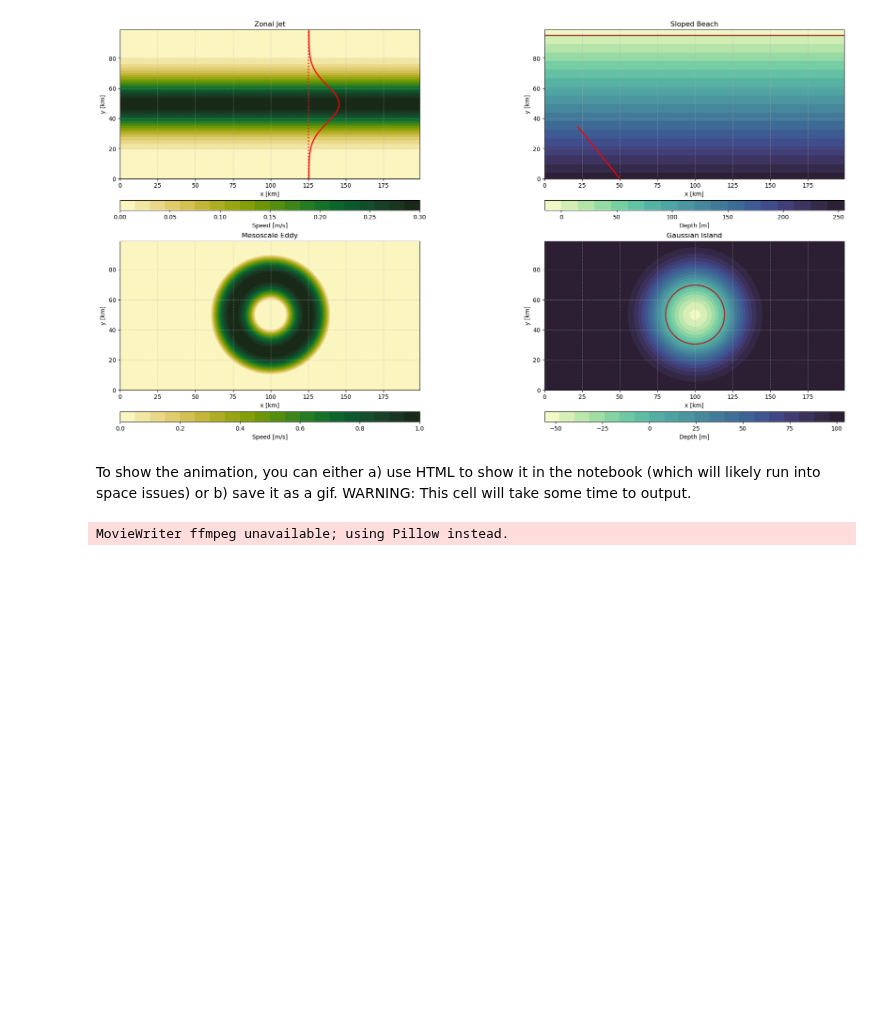
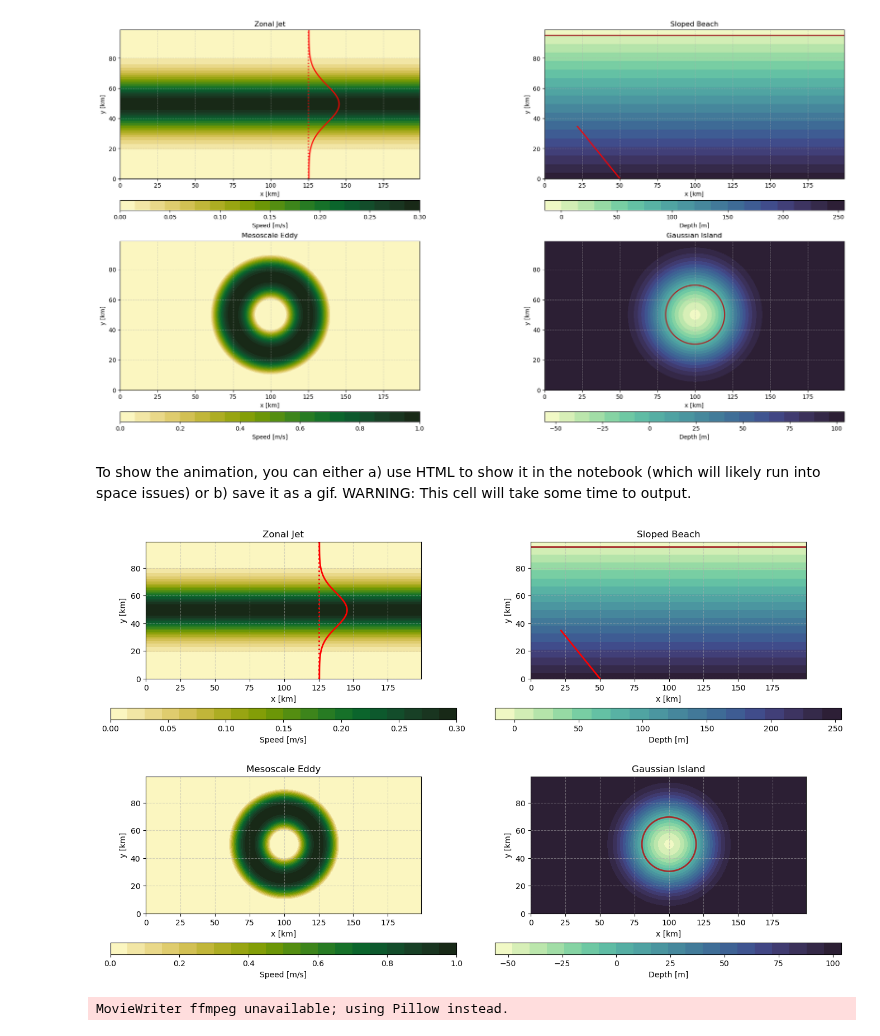
Before and after one commit to mines-oceanography/mantaray, a Jupyter notebook: notebooks/canonical_examples/homepage_animation.ipynb, the cells around one changed output. Saved outputs shown, nothing was run; the diff lists cells and outputs as text; code cells hidden in the pictures; blank space fills up the shorter version.

Commit message:
removed white space between columns

```diff
--- a/notebooks/canonical_examples/homepage_animation.ipynb
+++ b/notebooks/canonical_examples/homepage_animation.ipynb
@@ -160,6 +160,100 @@ anim = animation.FuncAnimation(
 [figure]
 # %% [markdown]
 To show the animation, you can either a) use HTML to show it in the notebook (which will likely run into space issues) or b) save it as a gif. WARNING: This cell will take some time to output.
+# %%
+# ---STATIC BACKGROUND---
+fig, axs = plt.subplots(2, 2, figsize=(20, 10),
+                        gridspec_kw={'wspace': -0.2, 'hspace': 0.2})  # manually control spacing
+
+plt.tight_layout()  # instead of constrained_layout=True
+pad = 0.15
+# Top left: zonal jet
+cf_zj = axs[0, 0].contourf(x_km, y_km, zonal_speed, cmap=cmocean.cm.speed, levels=20)
+axs[0, 0].axvline(125, color='red', linestyle=':', linewidth=2)
+axs[0, 0].plot(profile_x, y_vals, color='red', linewidth=2)
+axs[0, 0].set_title('Zonal Jet')
+fig.colorbar(cf_zj, ax=axs[0, 0],
+             orientation='horizontal', location='bottom',
+             pad=pad, shrink=0.72, aspect=30,
+             label='Speed [m/s]',
+             ticks=[0.0,0.05,0.1,0.15,0.2,0.25,0.3])
+
+# Top right: beach
+cf_beach = axs[0, 1].contourf(x_km, y_km, beach.depth, cmap=cmocean.cm.deep, levels=20)
+axs[0, 1].contour(x_km, y_km, beach.depth, levels=[0], colors='brown', linewidths=2)
+axs[0, 1].plot(line_x, line_y, color='red', linewidth=2)
+axs[0, 1].set_title('Sloped Beach')
+fig.colorbar(cf_beach, ax=axs[0, 1],
+             orientation='horizontal', location='bottom',
+             pad=pad, shrink=0.72, aspect=30,
+             label='Depth [m]',
+             ticks=[0.0,50,100,150,200,250])
+
+
+
+# Bottom left: mesoscale eddy
+cf_eddy = axs[1, 0].contourf(x_km, y_km, eddy_speed, cmap=cmocean.cm.speed, levels=20)
+axs[1, 0].set_title('Mesoscale Eddy')
+fig.colorbar(cf_eddy, ax=axs[1, 0],
+             orientation='horizontal', location='bottom',
+             pad=pad, shrink=0.72, aspect=30,
+             label='Speed [m/s]',
+             ticks=[0.0,0.2,0.40,0.6,0.8,1.0])
+
+# Bottom right: gaussian island
+cf_island = axs[1, 1].contourf(x_km, y_km, island.depth, cmap=cmocean.cm.deep, levels=20)
+axs[1, 1].contour(x_km, y_km, island.depth, levels=[0], colors='brown', linewidths=2)
+axs[1, 1].set_title('Gaussian Island')
+fig.colorbar(cf_island, ax=axs[1, 1],
+             orientation='horizontal', location='bottom',
+             pad=pad, shrink=0.72, aspect=30,
+             label='Depth [m]',
+             ticks=[-50,-25,0,25,50,75,100])
+
+# Axis labels and settings
+for ax in axs.flat:
+    ax.set_xlabel('x [km]')
+    ax.set_ylabel('y [km]')
+    ax.set_aspect('equal')
+    ax.grid(linestyle='--', alpha=0.5)
+
+# ---ANIMATION---
+# Create empty line objects for rays in each panel
+ray_lines_jet1 = [axs[0, 0].plot([], [], lw=0.8, color='black')[0] for i in range(bundle4jet.ray.size) if i % 2 == 0]
+ray_lines_beach = [axs[0, 1].plot([], [], lw=0.8, color='white')[0] for i in range(bundle4beach.ray.size) if i % 2 == 0]
+ray_lines_eddy = [axs[1, 0].plot([], [], lw=0.8, color='black')[0] for i in range(bundle4eddy.ray.size) if i % 2 == 0]
+ray_lines_island = [axs[1, 1].plot([], [], lw=0.8, color='white')[0] for i in range(bundle4island.ray.size) if i % 2 == 0]
+
+# Animation function
+def animate(frame):
+    for i, line in enumerate(ray_lines_jet1):
+        ray = bundle4jet.isel(ray=2*i).sel(time_step=slice(0, frame))
+        line.set_data(ray.x / 1e3, ray.y / 1e3)  # Convert to km
+
+    for i, line in enumerate(ray_lines_beach):
+        beach_frame = frame * 10  # or whatever slowdown factor you want
+        ray = bundle4beach.isel(ray=2*i).sel(time_step=slice(0, beach_frame))
+        line.set_data(ray.x / 1e3, ray.y / 1e3)
+
+    for i, line in enumerate(ray_lines_eddy):
+        ray = bundle4eddy.isel(ray=2*i).sel(time_step=slice(0, frame))
+        line.set_data(ray.x / 1e3, ray.y / 1e3)
+
+    for i, line in enumerate(ray_lines_island):
+        ray = bundle4island.isel(ray=2*i).sel(time_step=slice(0, frame))
+        line.set_data(ray.x / 1e3, ray.y / 1e3)
+
+    return ray_lines_jet1 + ray_lines_beach + ray_lines_eddy + ray_lines_island
+
+# Create the animation
+anim = animation.FuncAnimation(
+    fig, animate,
+    frames=range(0, time_steps, 1),
+    interval=40,
+    blit=True
+)
+# %% [output]
+[figure, added]
 # %%
 # To display in notebook, uncomment:
 # HTML(anim.to_jshtml())
```
Also changed, not shown: 1 other file.
